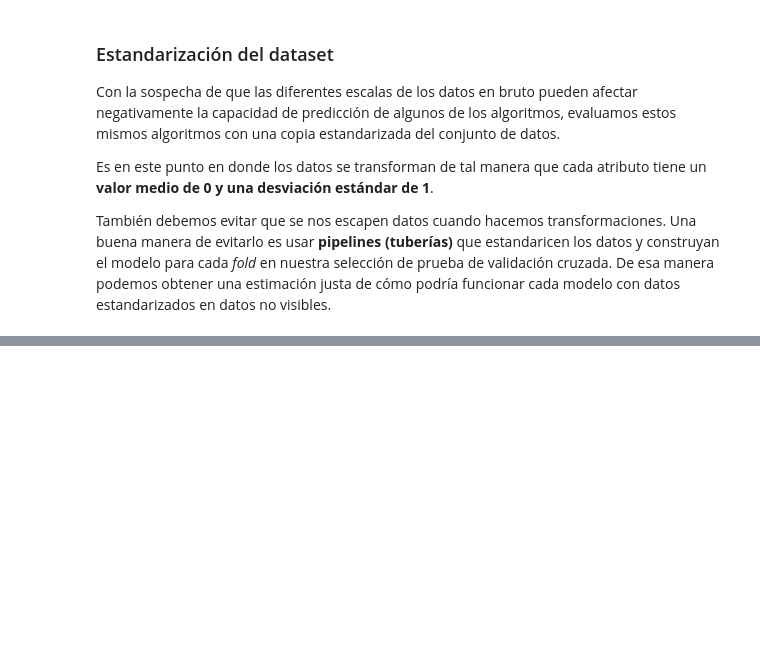
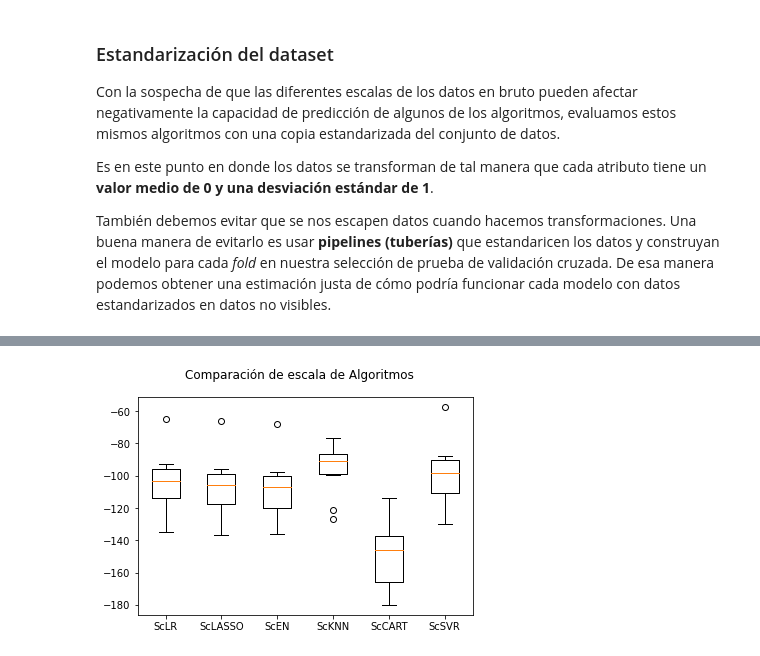
Before and after one commit to jrpecharroman/ProyectoBigData, a Jupyter notebook: datosContaminacionMadrid/JupiterNoteBook/ModelosPredictivosMadrid.ipynb, the cells around one changed output, grey strips where cells are left out. Saved outputs shown, nothing was run; the diff lists cells and outputs as text; code cells hidden in the pictures; blank space fills up the shorter version.

```diff
--- a/datosContaminacionMadrid/JupiterNoteBook/ModelosPredictivosMadrid.ipynb
+++ b/datosContaminacionMadrid/JupiterNoteBook/ModelosPredictivosMadrid.ipynb
@@ -192,0 +193,10 @@ ScSVR: -99.912951 (19.755263)
+# %%
+## d) Comparación los algoritmos, y escogemos el más preciso
+fig = pyplot.figure()
+fig.suptitle('Comparación de escala de Algoritmos')
+ax = fig.add_subplot(111)
+pyplot.boxplot(results)
+ax.set_xticklabels(names)
+pyplot.show()
+# %% [output]
+[figure, added]
```
Also changed, not shown: parts of 15 cells of this notebook.
